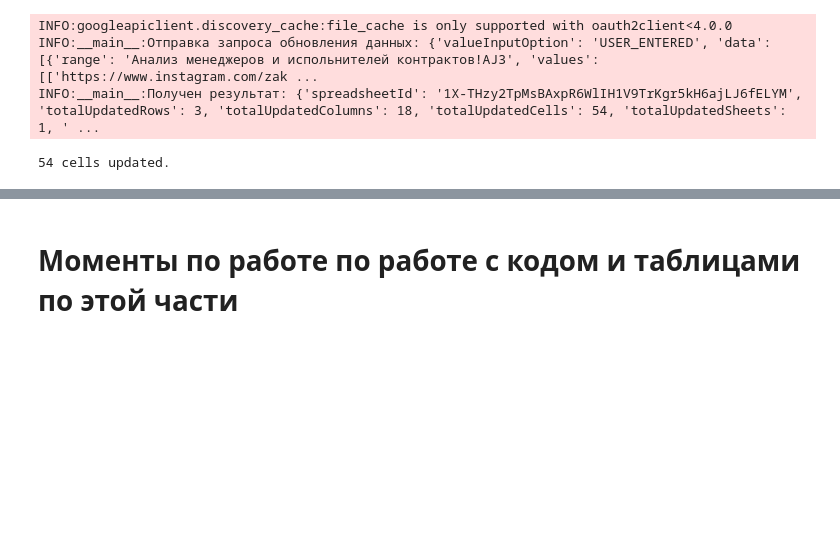
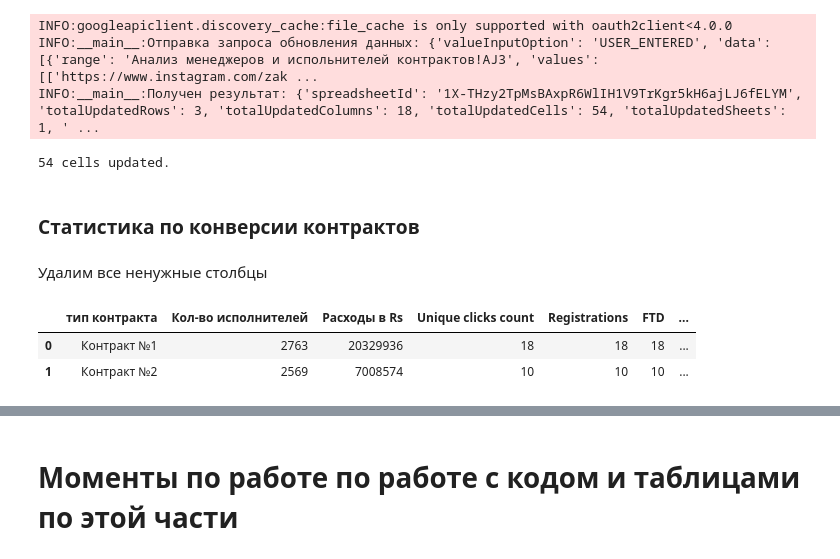
Before and after one commit to Velobos1337/integration-analytics, a Jupyter notebook: ИТОГ.ipynb, the cells around one changed output, grey strips where cells are left out. Drawn from its saved outputs; the diff is of its cells as text; code cells hidden in the pictures; blank space fills up the shorter version.

```diff
--- a/ИТОГ.ipynb
+++ b/ИТОГ.ipynb
@@ -817,3 +815,22 @@ INFO:googleapiclient.discovery_cache:file_cache is only supported with oauth2cli
 INFO:__main__:Отправка запроса обновления данных: {'valueInputOption': 'USER_ENTERED', 'data': [{'range': 'Анализ менеджеров и испольнителей контрактов!AJ3', 'values': [['https://www.instagram.com/zak ...
 INFO:__main__:Получен результат: {'spreadsheetId': '1X-THzy2TpMsBAxpR6WlIH1V9TrKgr5kH6ajLJ6fELYM', 'totalUpdatedRows': 3, 'totalUpdatedColumns': 18, 'totalUpdatedCells': 54, 'totalUpdatedSheets': 1, ' ...
 54 cells updated.
+# %% [markdown]
+### Статистика по конверсии контрактов
+# %% [markdown]
+Удалим все ненужные столбцы
+# %%
+stat_tracker = df_manual.copy()
+stat_tracker.drop('Дата выхода интеграции', axis = 1, inplace =True)
+stat_tracker.drop('Sub ID 2', axis = 1, inplace =True)
+stat_tracker.drop('трек ссылка', axis = 1, inplace =True)
+stat_tracker.drop('Total number of clicks', axis = 1, inplace =True)
+stat_tracker.drop('Ссылка на аккаунт исполнителя', axis = 1, inplace =True)
+stat_tracker.drop('Тип менеджера исполнителя', axis = 1, inplace =True)
+stat_tracker.drop('тг id менеджера исполнителя', axis = 1, inplace =True)
+stat_tracker = stat_tracker.groupby('тип контракта').sum().reset_index()
+stat_tracker
+# %% [output]
+|  | тип контракта | Кол-во исполнителей | Расходы в Rs | Unique clicks count | Registrations | FTD | ... |
+| 0 | Контракт №1 | 2763 | 20329936 | 18 | 18 | 18 | ... |
+| 1 | Контракт №2 | 2569 | 7008574 | 10 | 10 | 10 | ... |
```
Also changed, not shown: parts of 5 cells of this notebook.
